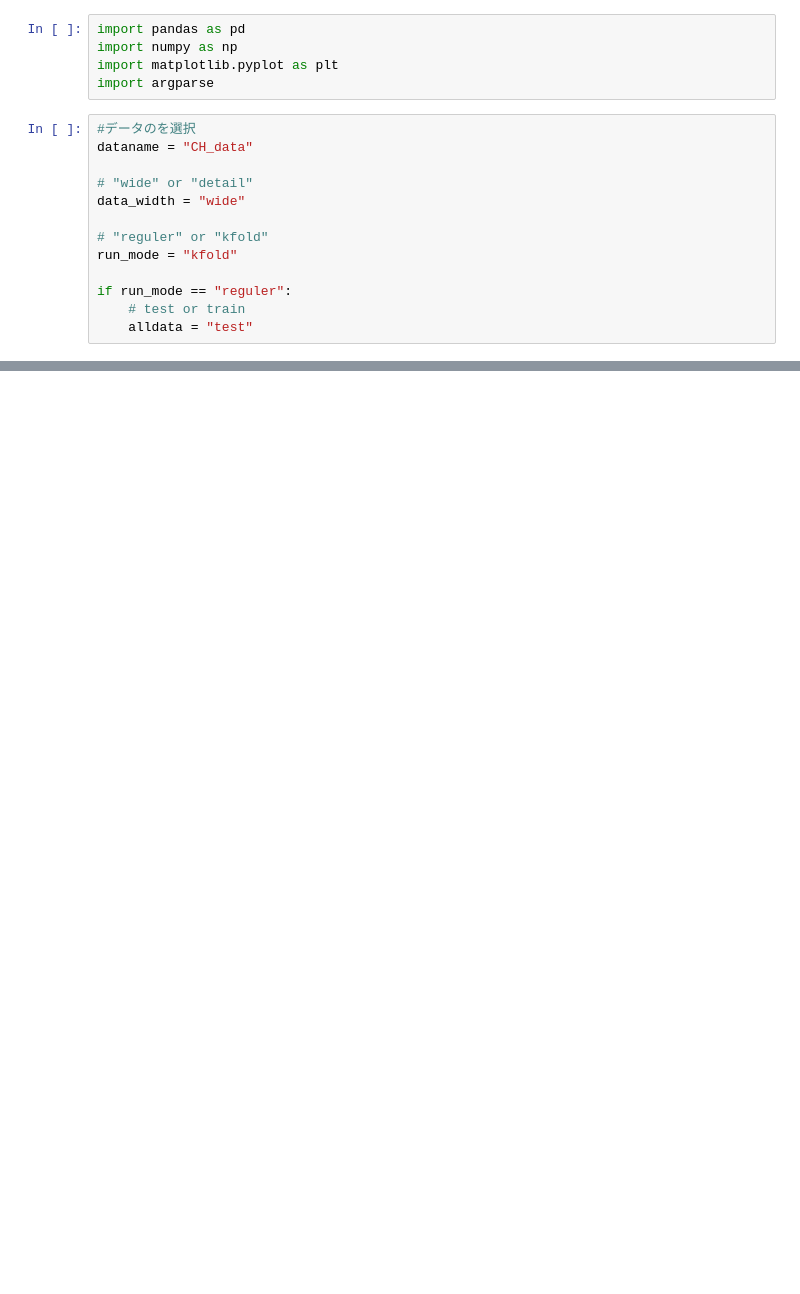
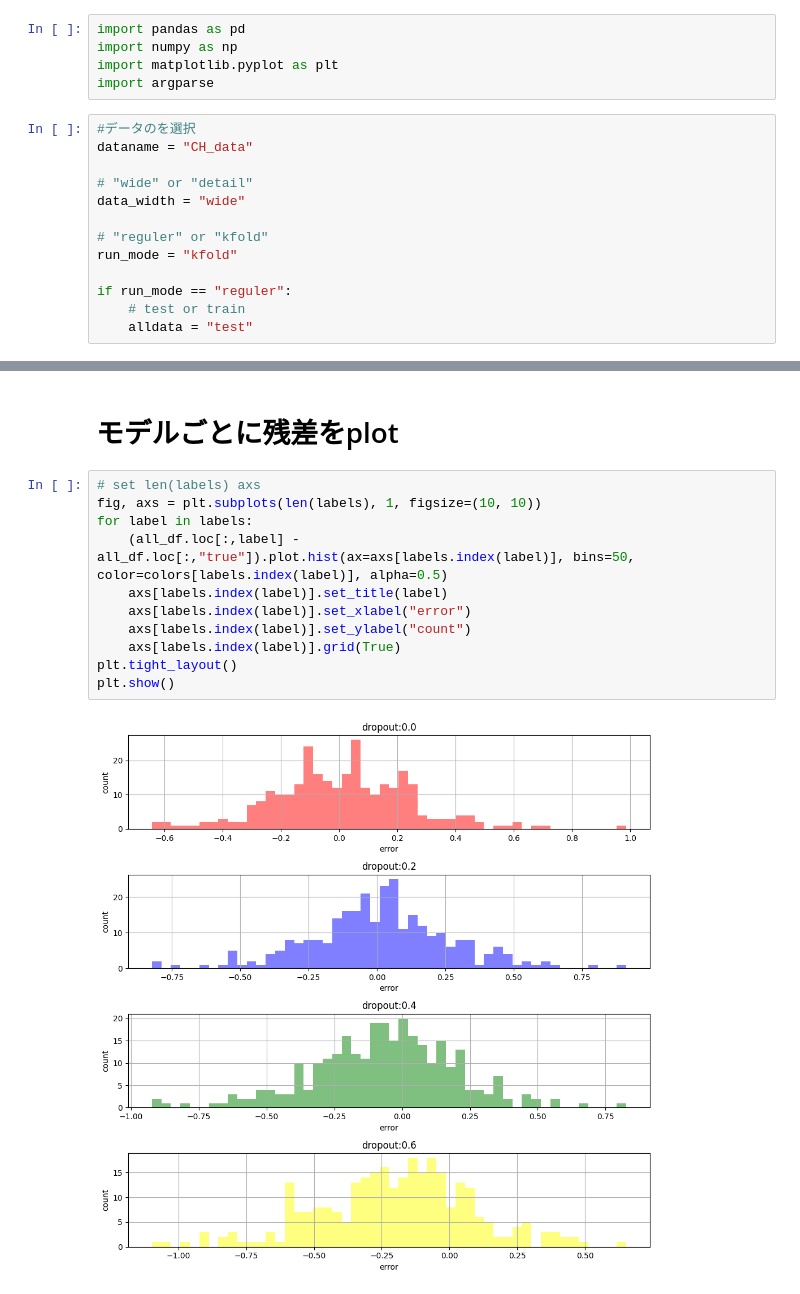
Before and after one commit to nao008/DOSnet_old, a Jupyter notebook: plot_dropout.ipynb, the cells around one changed output, grey strips where cells are left out. Cells and saved outputs as stored; diff of their text form; blank space fills up the shorter version.

```diff
--- a/plot_dropout.ipynb
+++ b/plot_dropout.ipynb
@@ -106,0 +106,15 @@ plt.close()
+# %% [markdown]
+# モデルごとに残差をplot
+# %%
+# set len(labels) axs
+fig, axs = plt.subplots(len(labels), 1, figsize=(10, 10))
+for label in labels:
+    (all_df.loc[:,label] - all_df.loc[:,"true"]).plot.hist(ax=axs[labels.index(label)], bins=50, color=colors[labels.index(label)], alpha=0.5)
+    axs[labels.index(label)].set_title(label)
+    axs[labels.index(label)].set_xlabel("error")
+    axs[labels.index(label)].set_ylabel("count")
+    axs[labels.index(label)].grid(True)
+plt.tight_layout()
+plt.show()
+# %% [output]
+[figure, added]
```
Also changed, not shown: parts of 12 cells of this notebook.
